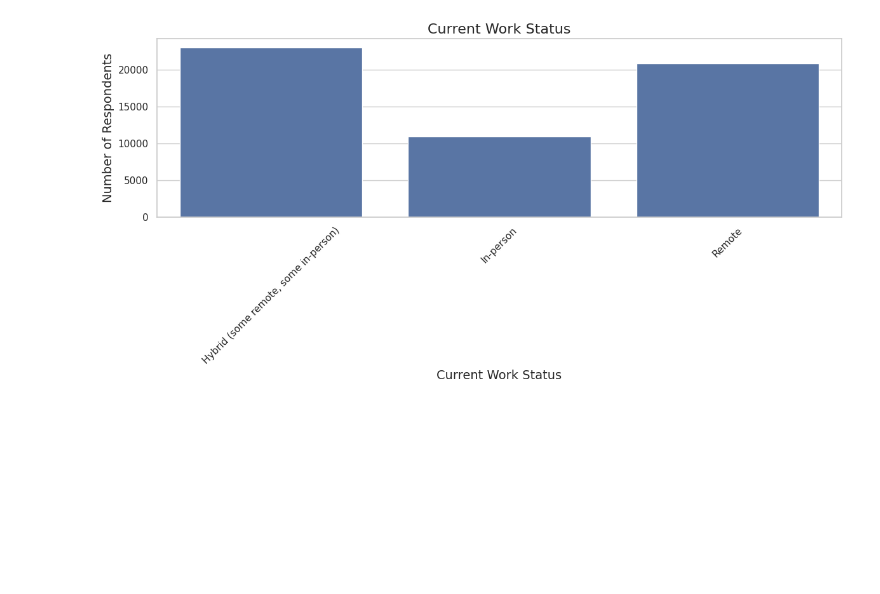
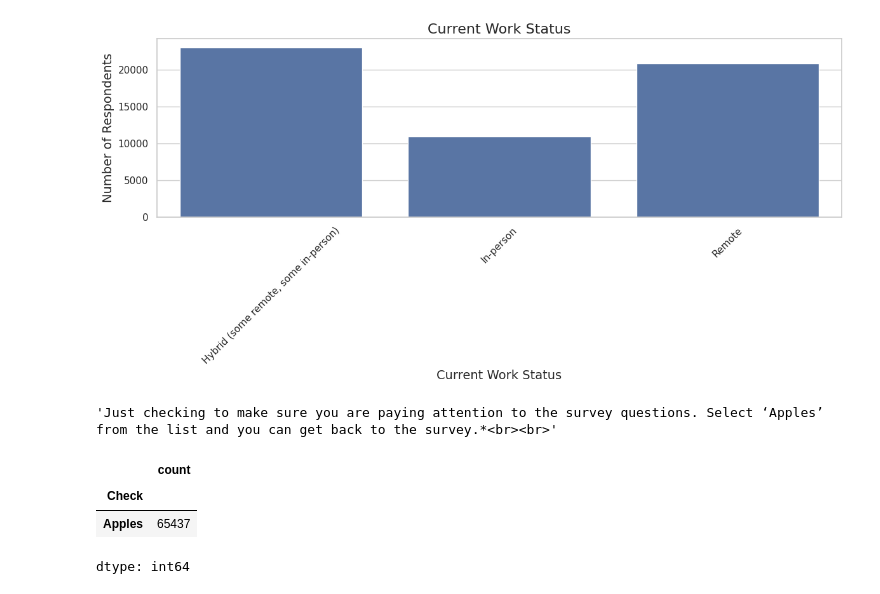
Before and after one commit to gorky93/stackoverflow_analysis, a Jupyter notebook: stackoverflow24.ipynb, the cells around one changed output. Drawn from its saved outputs; the diff is of its cells as text; code cells hidden in the pictures; blank space fills up the shorter version.

```diff
--- a/stackoverflow24.ipynb
+++ b/stackoverflow24.ipynb
@@ -299,3 +297,14 @@ plt.tight_layout()
 plt.show()
 # %% [output]
 [figure]
+# %%
+schema_series.Check
+# %% [output]
+'Just checking to make sure you are paying attention to the survey questions. Select ‘Apples’ from the list and you can get back to the survey.*<br><br>'
+# %%
+survey_results.Check.value_counts()
+# %% [output]
+|  | count |
+| Check |  |
+| Apples | 65437 |
+dtype: int64
```
Also changed, not shown: parts of 8 cells of this notebook.
